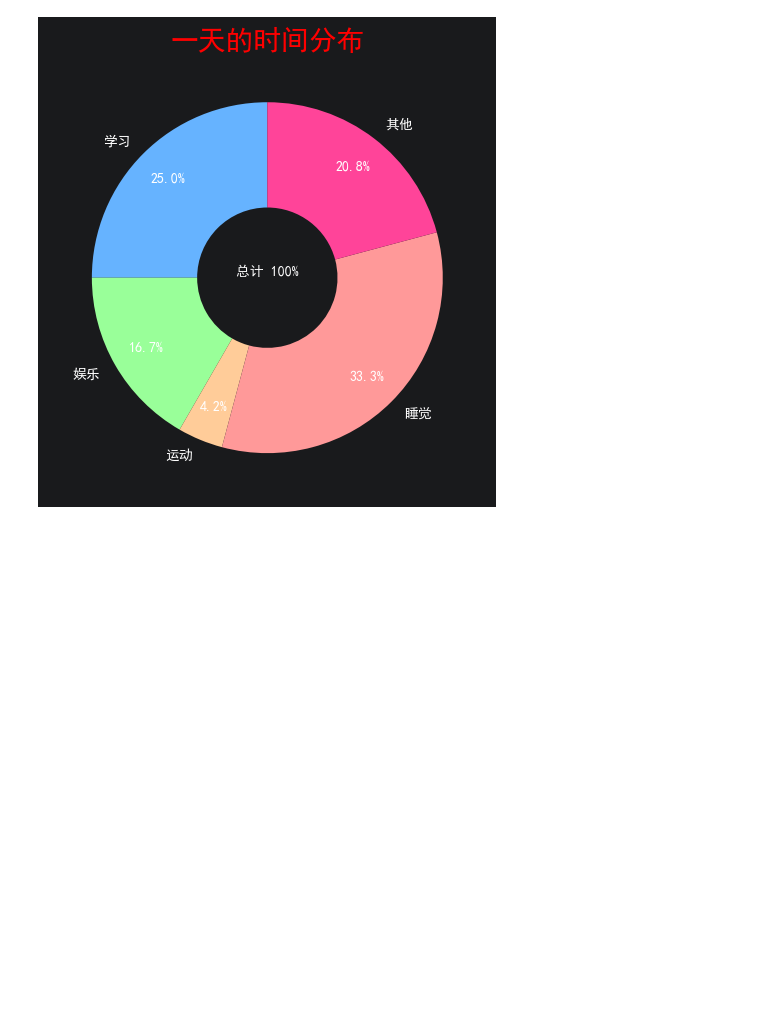
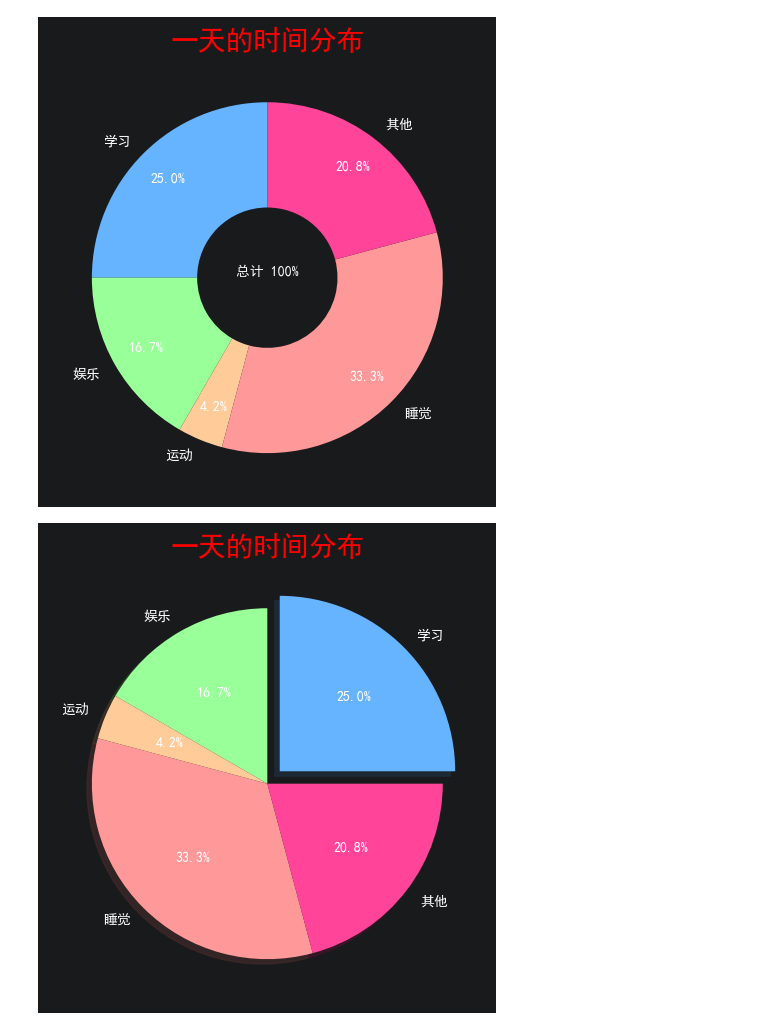
Before and after one commit to zimiao-dev/Python-Data-Analysis-Learning, a Jupyter notebook: 04_data_visualization/matplotlib_basic.ipynb, the cells around one changed output. Saved outputs shown, nothing was run; the diff lists cells and outputs as text; code cells hidden in the pictures; blank space fills up the shorter version.

```diff
--- a/04_data_visualization/matplotlib_basic.ipynb
+++ b/04_data_visualization/matplotlib_basic.ipynb
@@ -200,3 +200,36 @@ plt.tight_layout()
 plt.show()
 # %% [output]
 [figure]
+# %%
+# 设置图表画布大小
+plt.figure(figsize=(10, 5))
+
+# 绘图数据
+things = ['学习', '娱乐', '运动', '睡觉', '其他']
+times =[6, 4, 1, 8, 5]
+
+# 设置配色
+colors = ['#66b3ff', '#99ff99', '#ffcc99', '#ff9999', '#ff4499']
+
+# 设置突出块位置
+explode = [0.1, 0, 0, 0, 0] # 设置每个块突出的程度
+
+# 绘制饼图
+plt.pie(times, labels=things,
+        autopct='%1.1f%%', # 显示百分比
+        startangle=0, # startangle 调整初始画图的角度
+        colors=colors,
+        explode=explode, # 设置突出块
+        shadow=True # 设置阴影
+        )
+
+# 设置标题
+plt.title('一天的时间分布', color='red', fontsize=20)
+
+# 自动优化图表
+plt.tight_layout()
+
+# 显示图表
+plt.show()
+# %% [output]
+[figure, added]
```
